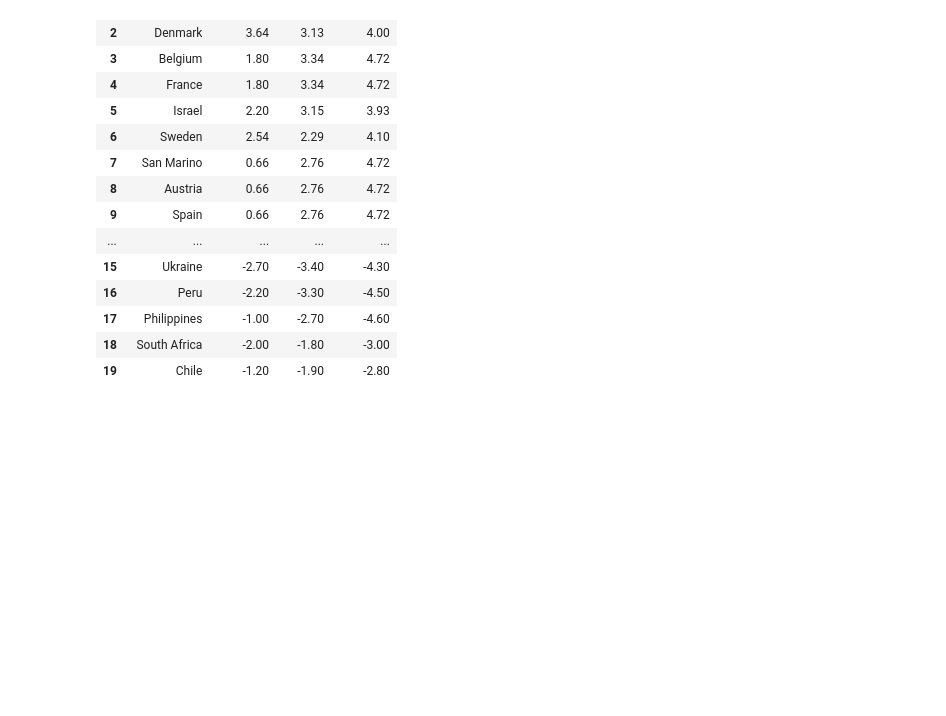
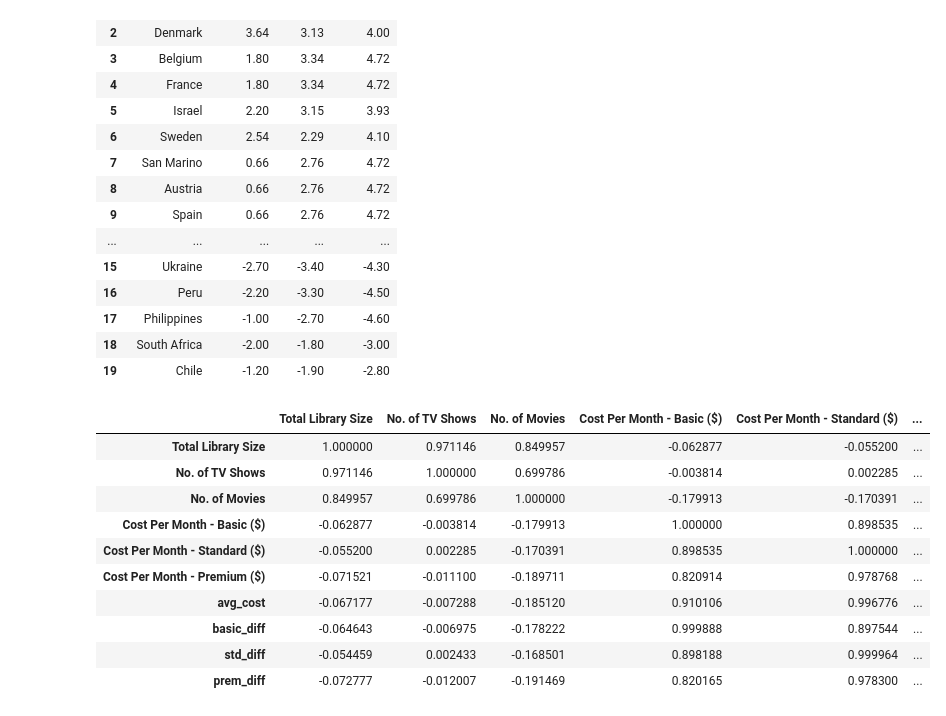
Before and after one commit to kemalozer23/netflix-fee-analysis-kaggle-2, a Jupyter notebook: netflix_fee.ipynb, the cells around one changed output. Cells and saved outputs as stored; diff of their text form; code cells hidden in the pictures; blank space fills up the shorter version.

```diff
--- a/netflix_fee.ipynb
+++ b/netflix_fee.ipynb
@@ -538,3 +543,20 @@ fig.update_layout(title_x=0.5,
 # + bring minimum wage and currency-dollar data for the true data of cheapness and expesiveness because this data is based on dollar costs
 # for ex. dollar the minimum wage in Turkey is probably very low
 # so it is not actually cheap for the citizens.
+# %%
+# Correlation between library size and costs
+corr = df.drop(columns=["avg_basic","avg_std","avg_prem"])
+corr = corr.corr()
+corr
+# %% [output]
+|  | Total Library Size | No. of TV Shows | No. of Movies | Cost Per Month - Basic ($) | Cost Per Month - Standard ($) | ... |
+| Total Library Size | 1.000000 | 0.971146 | 0.849957 | -0.062877 | -0.055200 | ... |
+| No. of TV Shows | 0.971146 | 1.000000 | 0.699786 | -0.003814 | 0.002285 | ... |
+| No. of Movies | 0.849957 | 0.699786 | 1.000000 | -0.179913 | -0.170391 | ... |
+| Cost Per Month - Basic ($) | -0.062877 | -0.003814 | -0.179913 | 1.000000 | 0.898535 | ... |
+| Cost Per Month - Standard ($) | -0.055200 | 0.002285 | -0.170391 | 0.898535 | 1.000000 | ... |
+| Cost Per Month - Premium ($) | -0.071521 | -0.011100 | -0.189711 | 0.820914 | 0.978768 | ... |
+| avg_cost | -0.067177 | -0.007288 | -0.185120 | 0.910106 | 0.996776 | ... |
+| basic_diff | -0.064643 | -0.006975 | -0.178222 | 0.999888 | 0.897544 | ... |
+| std_diff | -0.054459 | 0.002433 | -0.168501 | 0.898188 | 0.999964 | ... |
+| prem_diff | -0.072777 | -0.012007 | -0.191469 | 0.820165 | 0.978300 | ... |
```
Also changed, not shown: parts of 5 cells of this notebook.
